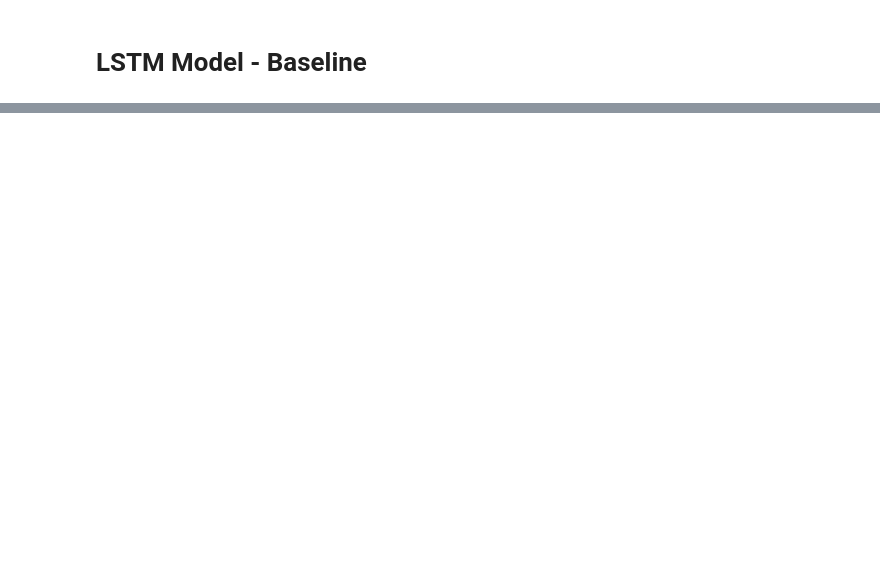
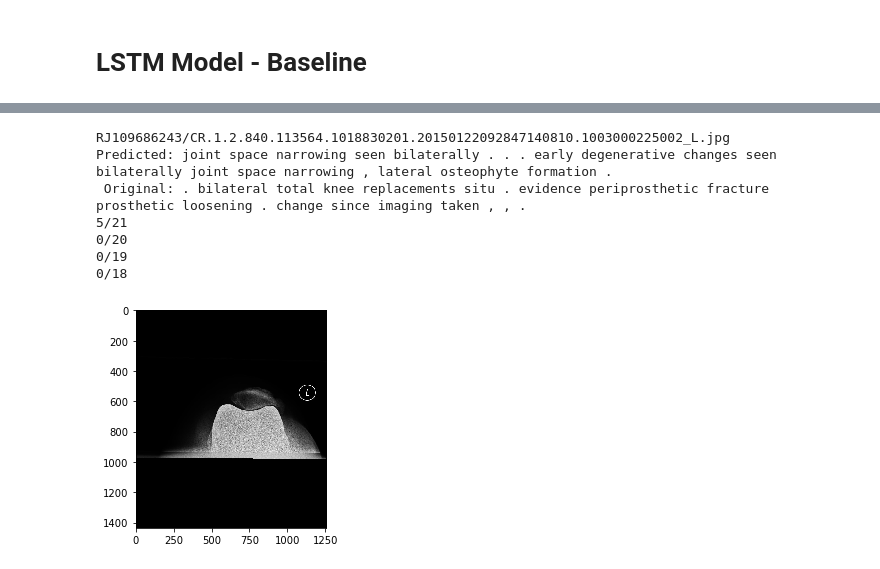
Before and after one commit to kasimayy/x_ray_fracture_localisation, a Jupyter notebook: ReportGenerationEvaluation.ipynb, the cells around one changed output, grey strips where cells are left out. Cells and saved outputs as stored; diff of their text form; code cells hidden in the pictures; blank space fills up the shorter version.

```diff
--- a/ReportGenerationEvaluation.ipynb
+++ b/ReportGenerationEvaluation.ipynb
@@ -76,5 +86,6 @@ dataset = pickle.load(open('sample_images_baseline.pkl'))
 # %%
-d = pickle.load(open(os.path.join('trained_models', 'baseline_trained_v_107.pkl')))
+d = pickle.load(open(os.path.join('aug_baseline_trained_v_167.pkl')))
 vocab = d['vocab']
+print len(vocab)
 word_to_index = d['word_to_index']
 index_to_word = d['index_to_word']
@@ -174,13 +187,17 @@ output = lasagne.layers.get_output(l_out, {
 
 f = theano.function([x_cnn_sym, x_sentence_sym], output)
 # %%
-# Returns a list of tuples (cnn features, list of words, image ID)
+# Returns a list of tuples (cnn features, list of words, exam ID)
 def get_test_set(dataset):
     items = []
     for item in dataset:
         if item['split'] != 'test':
             continue
         sentence = [word for word in item['tokens'] if word in vocab]
+        sentence = sentence[0:29]
         items.append((item['cnn features'], sentence, item['impath']))
 
     return items
+# %%
+test_exams = get_test_set(augmented_images)
+print len(test_exams)
@@ -186,0 +206,18 @@ def get_test_set(dataset):
+# %%
+def predict(x_cnn):
+    x_sentence = np.zeros((BATCH_SIZE, SEQUENCE_LENGTH - 1), dtype='int32')
+    words = []
+    i = 0
+    while True:
+        i += 1
+        p0 = f(x_cnn, x_sentence)
+        pa = p0.argmax(-1)
+        tok = pa[0][i]
+        word = index_to_word[tok]
+        if word == '#END#' or i >= SEQUENCE_LENGTH - 1:
+            #return ' '.join(words)
+            return words
+        else:
+            x_sentence[0][i] = tok
+            if word != '#START#':
+                words.append(word)
@@ -186,0 +235,23 @@ def get_test_set(dataset):
+# %%
+# Sample some predictions
+for cnn_features, sentence, impath in random.sample(test_exams,1):
+    prediction = predict(cnn_features)
+    plt.figure()
+    print impath
+    im = plt.imread(dir+'data/Images/'+impath)
+    plt.imshow(im)
+    print "Predicted: " + ' '.join(prediction) + "\n Original: " + ' '.join(sentence)
+    for n_ in range(4):
+    #weights = np.full(n+1, 1.0/(n+1))
+    #print weights
+        score = modified_precision([sentence], prediction, n=n_+1)
+        print score
+# %% [output]
+RJ109686243/CR.1.2.840.113564.1018830201.20150122092847140810.1003000225002_L.jpg
+Predicted: joint space narrowing seen bilaterally . . . early degenerative changes seen bilaterally joint space narrowing , lateral osteophyte formation .
+ Original: . bilateral total knee replacements situ . evidence periprosthetic fracture prosthetic loosening . change since imaging taken , , .
+5/21
+0/20
+0/19
+0/18
+[figure, added]
```
Also changed, not shown: parts of 35 cells of this notebook, 7 other files.
